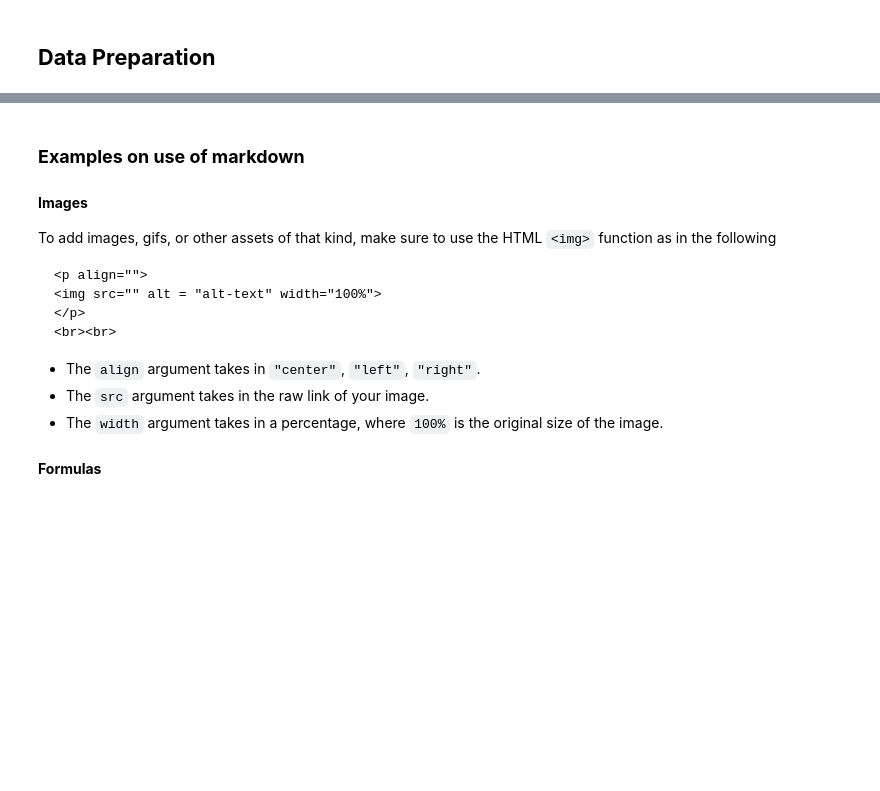
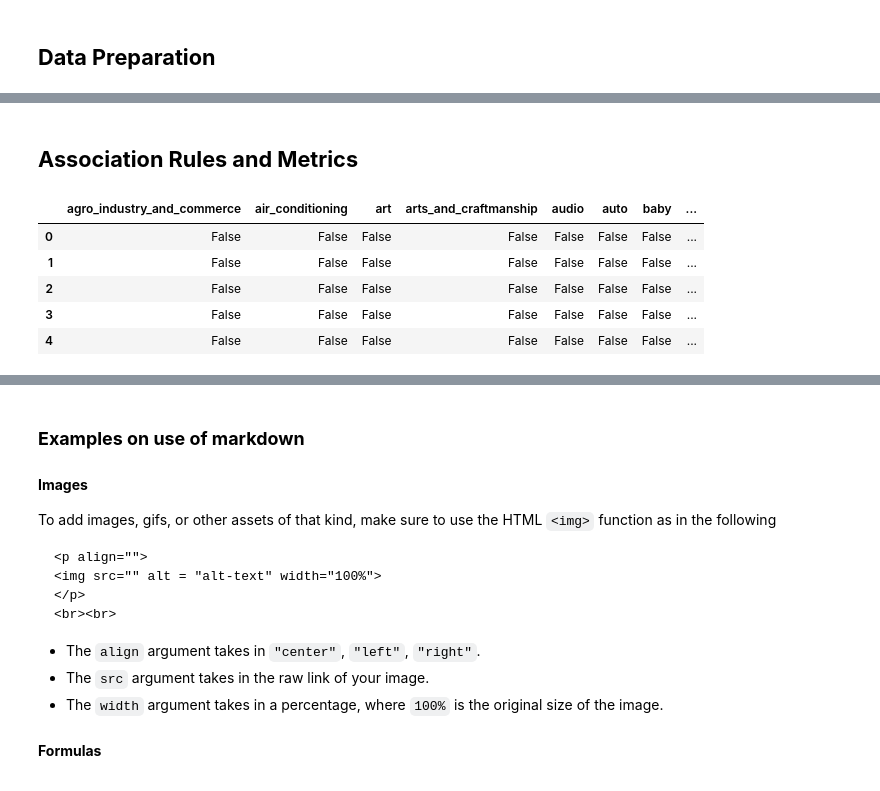
Before and after one commit to datacamp/Market-Basket-Analysis-in-python-live-training, a Jupyter notebook: notebooks/market_basket_analysis_in_python_solution.ipynb, the cells around one changed output, grey strips where cells are left out. Saved outputs shown, nothing was run; the diff lists cells and outputs as text; code cells hidden in the pictures; blank space fills up the shorter version.

```diff
--- a/notebooks/market_basket_analysis_in_python_solution.ipynb
+++ b/notebooks/market_basket_analysis_in_python_solution.ipynb
@@ -58,0 +226,3 @@ airbnb.head()
+# %%
+# Convert to set and then list.
+transactions = [list(set(transaction)) for transaction in transactions]
@@ -58,0 +250,2 @@ airbnb.head()
+# %% [markdown]
+## **Association Rules and Metrics**
@@ -58,0 +266,10 @@ airbnb.head()
+# %%
+# Print a summary of the DataFrame.
+onehot.head()
+# %% [output]
+|  | agro_industry_and_commerce | air_conditioning | art | arts_and_craftmanship | audio | auto | baby | ... |
+| 0 | False | False | False | False | False | False | False | ... |
+| 1 | False | False | False | False | False | False | False | ... |
+| 2 | False | False | False | False | False | False | False | ... |
+| 3 | False | False | False | False | False | False | False | ... |
+| 4 | False | False | False | False | False | False | False | ... |
```
Also changed, not shown: parts of 38 cells of this notebook.
